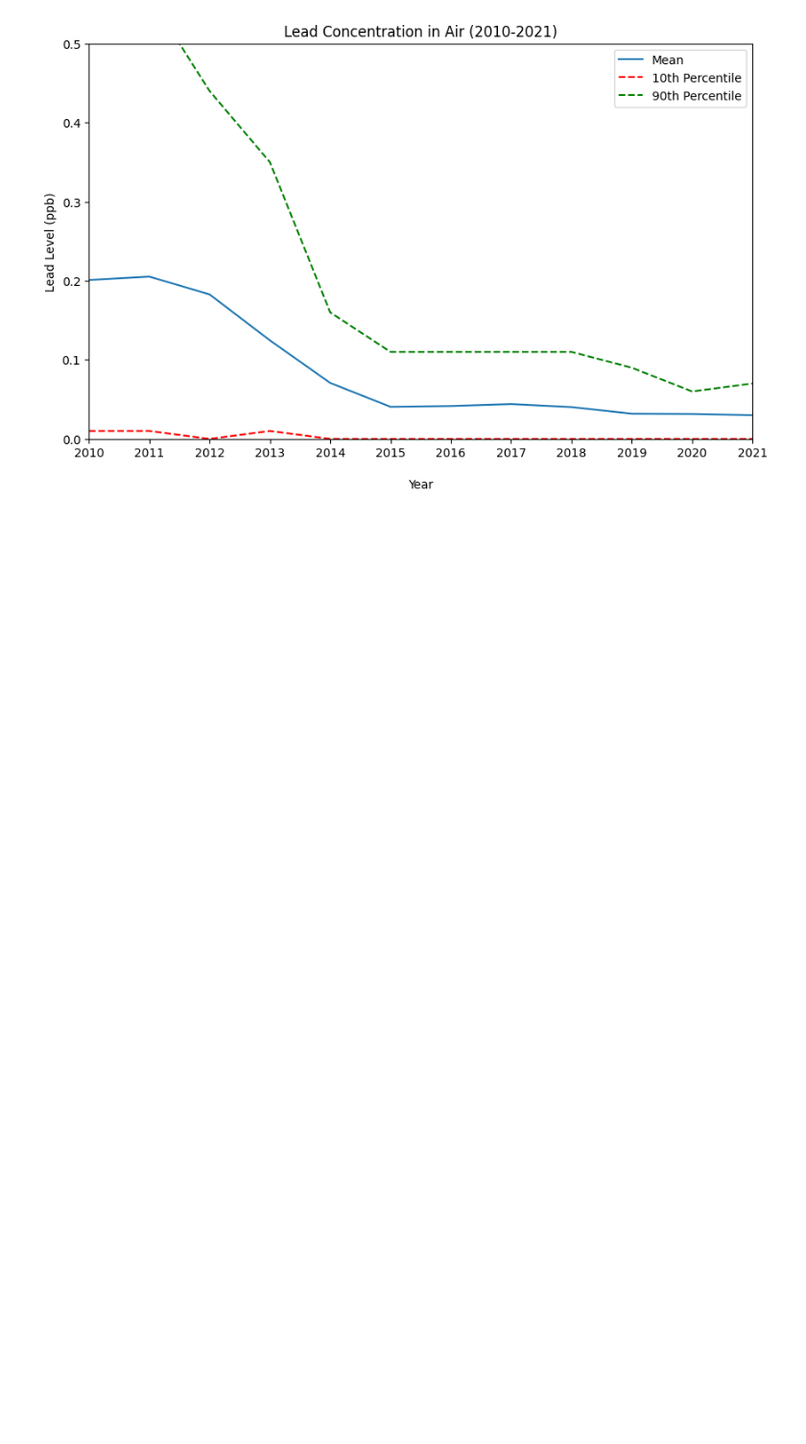
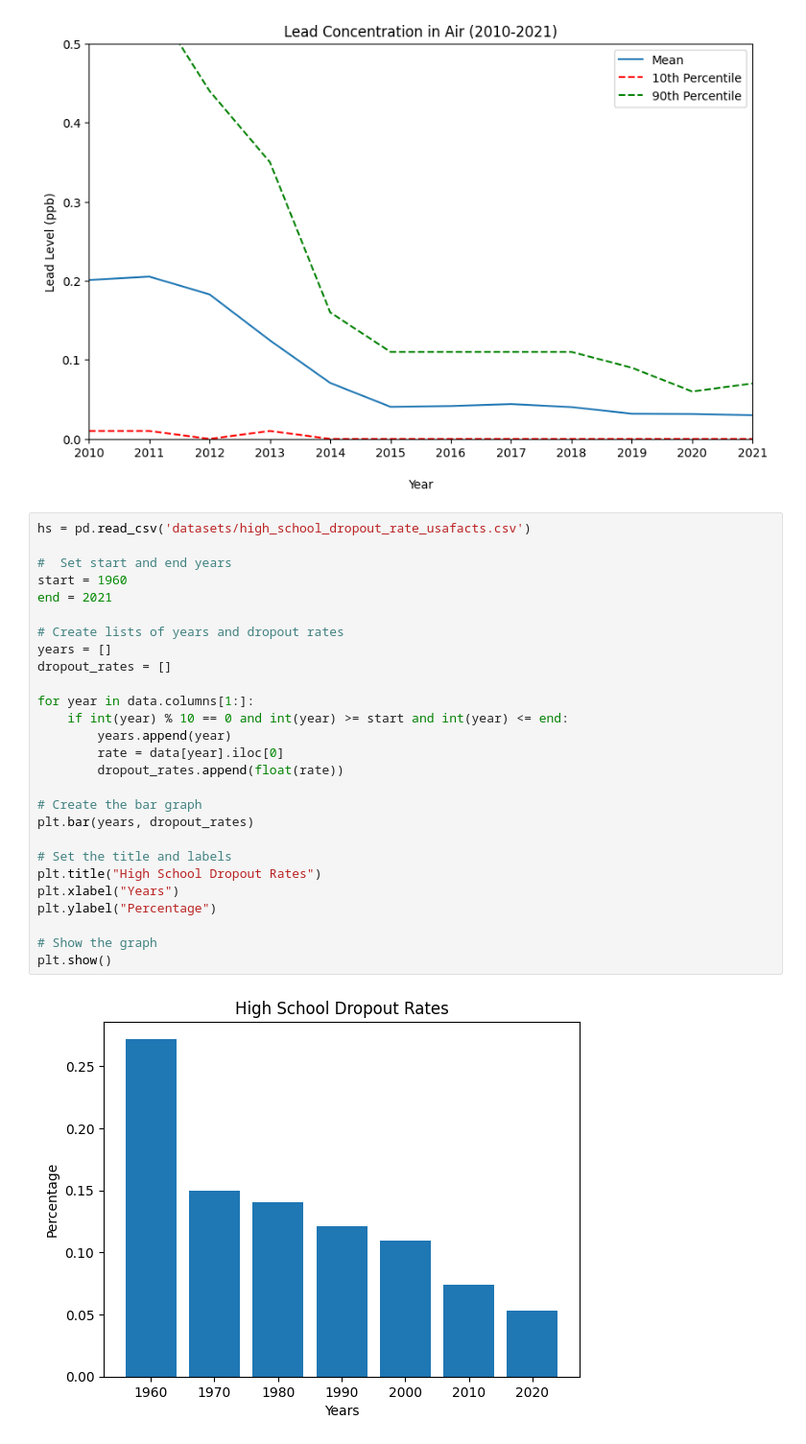
Before and after one commit to daredevilx616/Hacklytics23, a Jupyter notebook: analysis.ipynb, the cells around one changed output. Shown: that part at 96% size. Saved outputs shown, nothing was run; the diff lists cells and outputs as text; blank space fills up the shorter version.

```diff
--- a/analysis.ipynb
+++ b/analysis.ipynb
@@ -434,3 +434,32 @@ plt.legend(['Mean', '10th Percentile', '90th Percentile'])
 plt.show()
 # %% [output]
 [figure]
+# %%
+hs = pd.read_csv('datasets/high_school_dropout_rate_usafacts.csv')
+
+#  Set start and end years
+start = 1960
+end = 2021
+
+# Create lists of years and dropout rates
+years = []
+dropout_rates = []
+
+for year in data.columns[1:]:
+    if int(year) % 10 == 0 and int(year) >= start and int(year) <= end:
+        years.append(year)
+        rate = data[year].iloc[0]
+        dropout_rates.append(float(rate))
+
+# Create the bar graph
+plt.bar(years, dropout_rates)
+
+# Set the title and labels
+plt.title("High School Dropout Rates")
+plt.xlabel("Years")
+plt.ylabel("Percentage")
+
+# Show the graph
+plt.show()
+# %% [output]
+[figure, added]
```
Also changed, not shown: 2 other files.
